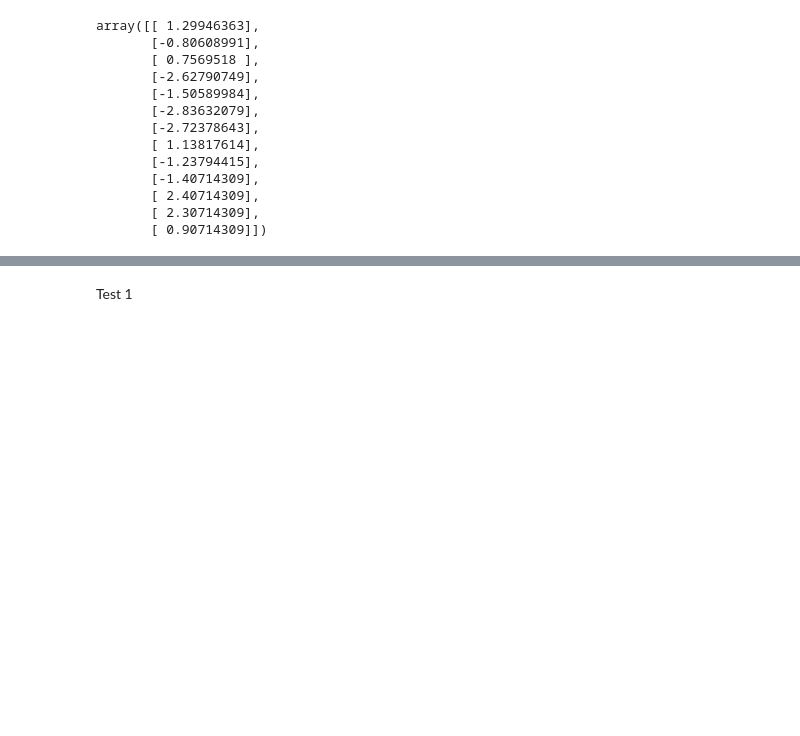
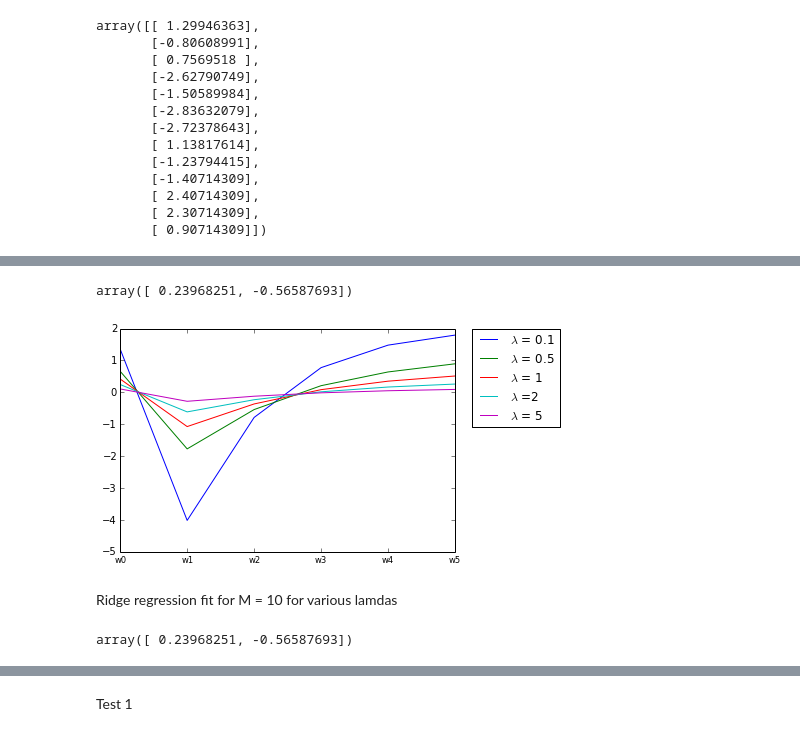
Before and after one commit to Divyagash/Class-6, a Jupyter notebook: PythonFiles/HW1.ipynb, the cells around one changed output, grey strips where cells are left out. Saved outputs shown, nothing was run; the diff lists cells and outputs as text; code cells hidden in the pictures; blank space fills up the shorter version.

```diff
--- a/PythonFiles/HW1.ipynb
+++ b/PythonFiles/HW1.ipynb
@@ -878,0 +932,34 @@ def ridgeRegression(X,y,lambdaShrink,m):
+# %%
+RRLambda0_1M5 = ridgeRegression(X,Y,0.1,5)[0]
+RRLambda0_5M5 = ridgeRegression(X,Y,0.5,5)[0]
+RRLambda1M5 = ridgeRegression(X,Y,1,5)[0]
+RRLambda2M5 = ridgeRegression(X,Y,2,5)[0]
+RRLambda5M5 = ridgeRegression(X,Y,5,5)[0]
+W1 = ['w0','w1','w2','w3','w4','w5']
+RRLambda2M1
+# %% [output]
+array([ 0.23968251, -0.56587693])
+# %%
+# Adding label to the plot
+plt.plot(range(len(RRLambda0_1M5)),RRLambda0_1M5,label='$\lambda$ = 0.1')
+plt.plot(range(len(RRLambda0_5M5)),RRLambda0_5M5,label='$\lambda$ = 0.5')
+plt.plot(range(len(RRLambda1M5)),RRLambda1M5,label='$\lambda$ = 1')
+plt.plot(range(len(RRLambda2M5)),RRLambda2M5,label='$\lambda$ =2')
+plt.plot(range(len(RRLambda5M5)),RRLambda5M5,label='$\lambda$ = 5')
+plt.xticks(range(len(W1)),W1, size='small')
+plt.legend(bbox_to_anchor=(1.05, 1), loc=2, borderaxespad=0.)
+plt.show()
+# %% [output]
+[figure, added]
+# %% [markdown]
+Ridge regression fit for M = 10 for various lamdas
+# %%
+RRLambda0_1M10 = ridgeRegression(X,Y,0.1,10)[0]
+RRLambda0_5M10 = ridgeRegression(X,Y,0.5,10)[0]
+RRLambda1M10 = ridgeRegression(X,Y,1,10)[0]
+RRLambda2M10 = ridgeRegression(X,Y,2,10)[0]
+RRLambda5M10 = ridgeRegression(X,Y,5,10)[0]
+W1 = ['w0','w1','w2','w3','w4','w5','w6','w7','w8','w9','w10']
+RRLambda2M1
+# %% [output]
+array([ 0.23968251, -0.56587693])
```
Also changed, not shown: parts of 62 cells of this notebook.
